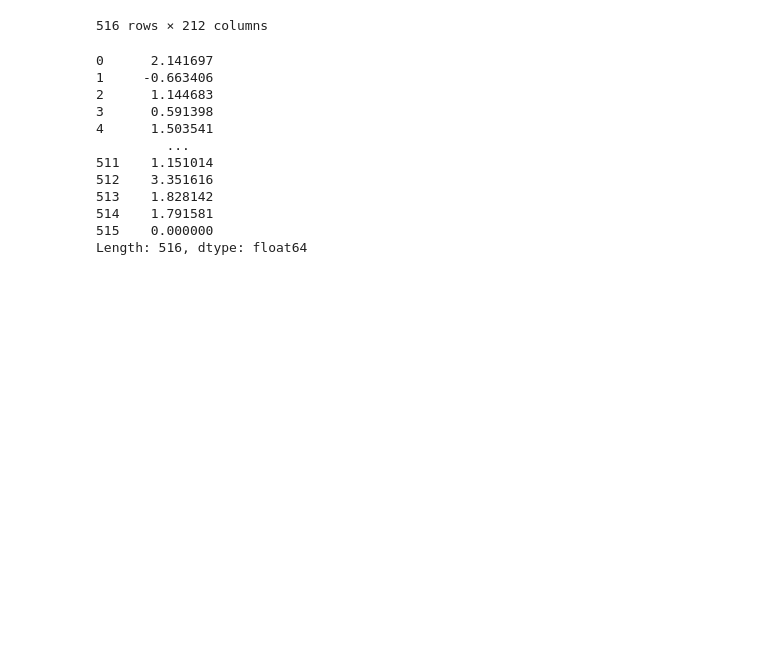
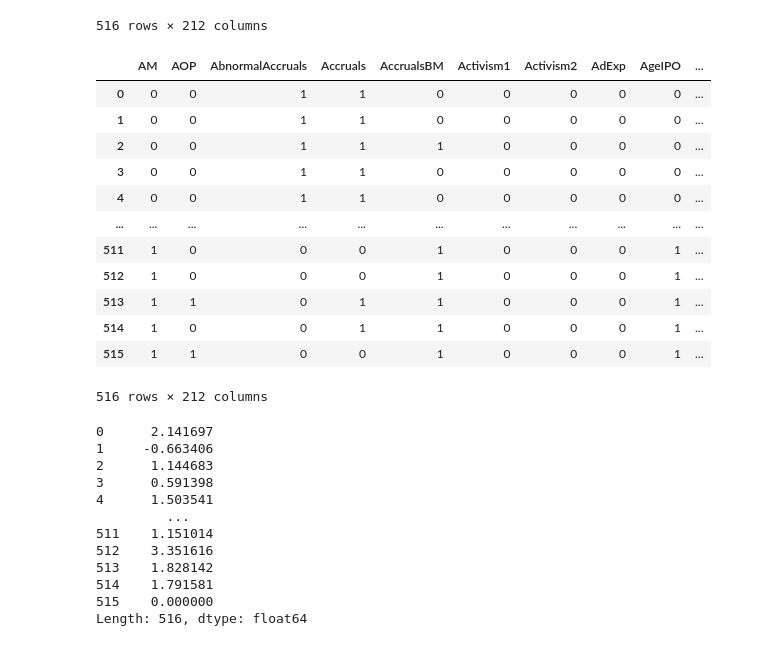
Before and after one commit to Raymondli073/Factor_timing, a Jupyter notebook: factor_timing_strat.ipynb, the cells around one changed output. Drawn from its saved outputs; the diff is of its cells as text; code cells hidden in the pictures; blank space fills up the shorter version.

```diff
--- a/factor_timing_strat.ipynb
+++ b/factor_timing_strat.ipynb
@@ -169,6 +170,33 @@ df_signalMOM
 | 514 | 1 | 1 | 0 | 1 | 1 | 0 | 0 | 0 | 1 | ... |
 | 515 | 1 | 1 | 0 | 1 | 1 | 0 | 0 | 0 | 1 | ... |
 516 rows × 212 columns
+# %%
+# cross-sectional MOM
+df_signalMOM = pd.DataFrame(0,index=np.arange(516),columns=df_ret.columns)
+for i in range(mom.shape[0]):
+    mom_series = mom.iloc[i,:]
+    mom_median = mom_series.median()
+    for j in range(mom.shape[1]):
+        mom_ret = mom_series.iloc[j]
+        if mom_ret > mom_median:
+            df_signalMOM.iloc[i,j] = 1
+
+
+df_signalMOM
+# %% [output]
+|  | AM | AOP | AbnormalAccruals | Accruals | AccrualsBM | Activism1 | Activism2 | AdExp | AgeIPO | ... |
+| 0 | 0 | 0 | 1 | 1 | 0 | 0 | 0 | 0 | 0 | ... |
+| 1 | 0 | 0 | 1 | 1 | 0 | 0 | 0 | 0 | 0 | ... |
+| 2 | 0 | 0 | 1 | 1 | 1 | 0 | 0 | 0 | 0 | ... |
+| 3 | 0 | 0 | 1 | 1 | 0 | 0 | 0 | 0 | 0 | ... |
+| 4 | 0 | 0 | 1 | 1 | 0 | 0 | 0 | 0 | 0 | ... |
+| ... | ... | ... | ... | ... | ... | ... | ... | ... | ... | ... |
+| 511 | 1 | 0 | 0 | 0 | 1 | 0 | 0 | 0 | 1 | ... |
+| 512 | 1 | 0 | 0 | 0 | 1 | 0 | 0 | 0 | 1 | ... |
+| 513 | 1 | 1 | 0 | 1 | 1 | 0 | 0 | 0 | 1 | ... |
+| 514 | 1 | 0 | 0 | 1 | 1 | 0 | 0 | 0 | 1 | ... |
+| 515 | 1 | 1 | 0 | 0 | 1 | 0 | 0 | 0 | 1 | ... |
+516 rows × 212 columns
 # %%
 (df_ret.shift(-1)*df_signal).sum(axis=1)/df_signal.sum(axis=1)
 # %% [output]
```
Also changed, not shown: parts of 7 cells of this notebook.
